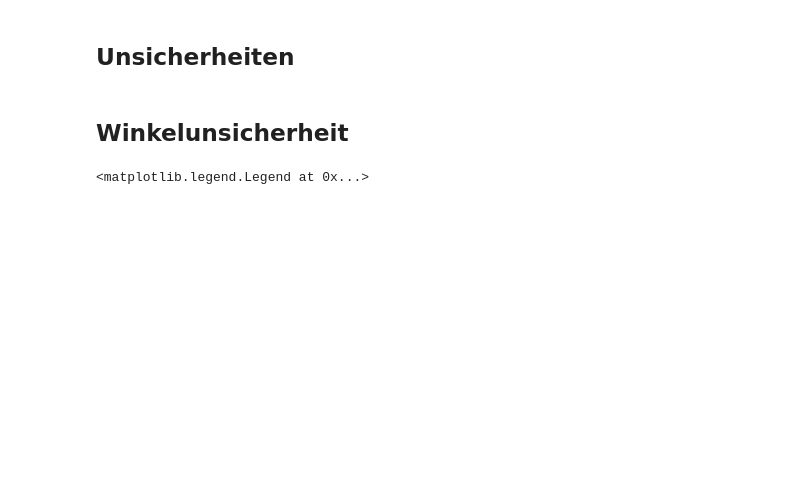
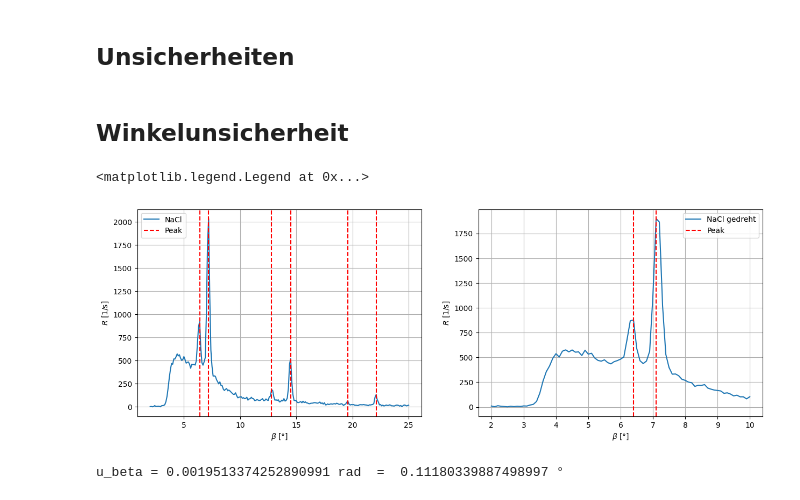
Before and after one commit to RombusBombus/AP3, a Jupyter notebook: XST/XST.ipynb, the cells around one changed output. Drawn from its saved outputs; the diff is of its cells as text; code cells hidden in the pictures; blank space fills up the shorter version.

```diff
--- a/XST/XST.ipynb
+++ b/XST/XST.ipynb
@@ -30,30 +30,44 @@ for sheet_name in sheet_names:
 # NaCl Daten
 nacl = dfs["NaCl"]
 nacl.columns = ["beta", "R"]
 
 # Wiederholungsmessung NaCl
 nacl_gedreht = dfs["NaCl gedreht"]
 nacl_gedreht.columns = ["beta", "R"]
+
+def idx_to_beta(idx):
+    return nacl["beta"][idx]
 
 fig, axs = plt.subplots(1, 2, figsize=(15, 5))
 axs = axs.flatten()
 
 nacl.plot(x="beta", y="R", kind="line", grid=True, ax=axs[0])
 axs[0].set_xlabel(r"$\beta$ [°]")
 axs[0].set_ylabel(r"$R$ [1/s]")
 nacl_gedreht.plot(x="beta", y="R", kind="line", grid=True, ax=axs[1])
 axs[1].set_xlabel(r"$\beta$ [°]")
 axs[1].set_ylabel(r"$R$ [1/s]")
 
 peaks_idcs_nacl = [44, 52, 108, 125, 176, 201]
 peaks_idcs_nacl_gedreht = [44, 51]
 
 for peak_idx in peaks_idcs_nacl:
     axs[0].axvline(x=nacl["beta"][peak_idx], color="red", linestyle="--", label="Peak")
 for peak_idx in peaks_idcs_nacl_gedreht:
     axs[1].axvline(x=nacl_gedreht["beta"][peak_idx], color="red", linestyle="--", label="Peak")
 
 axs[0].legend(["NaCl", "Peak"])
 axs[1].legend(["NaCl gedreht", "Peak"])
 # %% [output]
 <matplotlib.legend.Legend at 0x...>
+[figure, added]
+# %%
+nacl_peaks_beta = nacl["beta"][peaks_idcs_nacl].values
+nacl_gedreht_peaks_beta = nacl_gedreht["beta"][peaks_idcs_nacl_gedreht].values
+diffs = np.abs(nacl_peaks_beta[:2] - nacl_gedreht_peaks_beta)
+diffs_rad = np.deg2rad(diffs)
+
+u_beta = np.sqrt(u_beta_anleitung**2 + diffs_rad.max()**2)
+print(f"u_beta = {u_beta} rad", " = ", np.rad2deg(u_beta), "°")
+# %% [output]
+u_beta = 0.0019513374252890991 rad  =  0.11180339887498997 °
```
Also changed, not shown: parts of 1 cell of this notebook.
